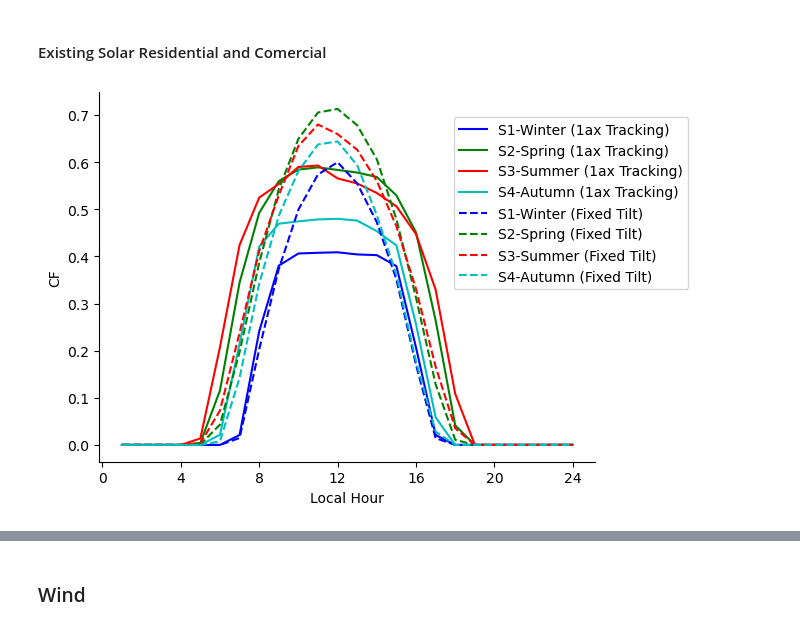
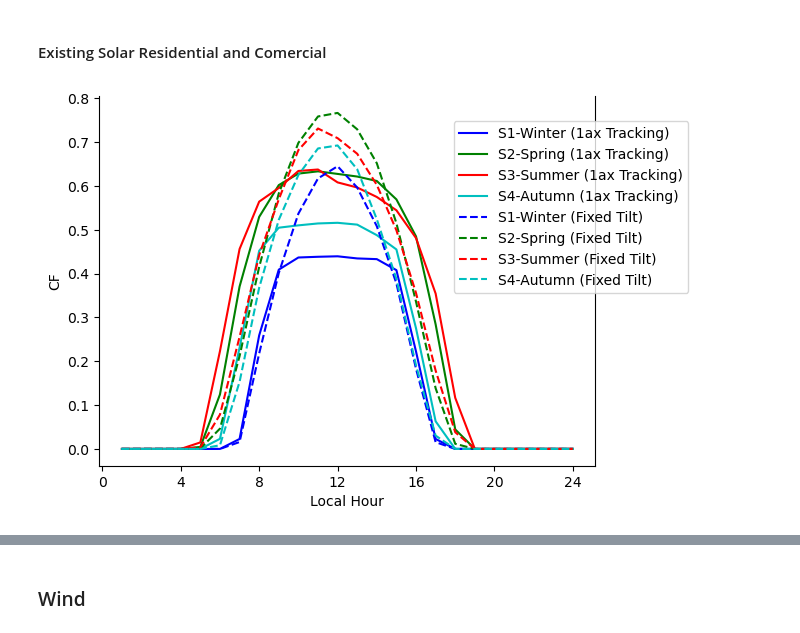
Before and after one commit to vaduraes/TemoaHurricane_V2, a Jupyter notebook: CreateDB_NC/Excel2Sql.ipynb, the cells around one changed output, grey strips where cells are left out. Drawn from its saved outputs; the diff is of its cells as text; code cells hidden in the pictures.

```diff
--- a/CreateDB_NC/Excel2Sql.ipynb
+++ b/CreateDB_NC/Excel2Sql.ipynb
@@ -2412,7 +2412,8 @@ def CF_DistribSolar(AvgCF=0.15, R_roof=1,R_1axTrack=0, R_OpenRack=0):
 
 CF_DistributedSolar=CF_DistribSolar()
 # %%
-CF_OneAxis=CF_DistribSolar(AvgCF=0.2,R_roof=0,R_1axTrack=1, R_OpenRack=0)
+#plots for CFs for fixed tilt and tracking
+CF_OneAxis=CF_DistribSolar(AvgCF=0.215,R_roof=0,R_1axTrack=1, R_OpenRack=0)
 
 R_S1Data=CF_OneAxis[CF_OneAxis["Season"]=="S1"]
 R_S2Data=CF_OneAxis[CF_OneAxis["Season"]=="S2"]
@@ -2422,32 +2423,32 @@ R_S4Data=CF_OneAxis[CF_OneAxis["Season"]=="S4"]
 x=R_S4Data["Hour"].unique()
 
 MinY=max(CF_OneAxis["CF"].min()-0.05,0)
 MaxY=min(CF_OneAxis["CF"].max()+0.05,1)
 
 #set ticks x axis
 plt.xticks(np.arange(0, 24+1, 4))
 
 Colors=list(mcolors.BASE_COLORS.keys())
 plt.plot(x, R_S1Data["CF"].values,Colors[0]+"-",label='S1-Winter (1ax Tracking)')
 plt.plot(x, R_S2Data["CF"].values,Colors[1]+"-",label='S2-Spring (1ax Tracking)')
 plt.plot(x, R_S3Data["CF"].values,Colors[2]+"-",label='S3-Summer (1ax Tracking)')
 plt.plot(x, R_S4Data["CF"].values,Colors[3]+"-",label='S4-Autumn (1ax Tracking)')
 plt.xlabel("Local Hour")
 plt.ylabel('CF')
 
-CF_FixedAxis=CF_DistribSolar(AvgCF=0.2,R_roof=0,R_1axTrack=0, R_OpenRack=1)
+CF_FixedAxis=CF_DistribSolar(AvgCF=0.215,R_roof=0,R_1axTrack=0, R_OpenRack=1)
 R_S1Data=CF_FixedAxis[CF_FixedAxis["Season"]=="S1"]
 R_S2Data=CF_FixedAxis[CF_FixedAxis["Season"]=="S2"]
 R_S3Data=CF_FixedAxis[CF_FixedAxis["Season"]=="S3"]
 R_S4Data=CF_FixedAxis[CF_FixedAxis["Season"]=="S4"]
 
 plt.plot(x, R_S1Data["CF"].values,Colors[0]+"--",label='S1-Winter (Fixed Tilt)')
 plt.plot(x, R_S2Data["CF"].values,Colors[1]+"--",label='S2-Spring (Fixed Tilt)')
 plt.plot(x, R_S3Data["CF"].values,Colors[2]+"--",label='S3-Summer (Fixed Tilt)')
 plt.plot(x, R_S4Data["CF"].values,Colors[3]+"--",label='S4-Autumn (Fixed Tilt)')
 
 #put ledeng in the left
 plt.legend(loc='center left',ncol=1,bbox_to_anchor=(0.7, 0.7))
 plt.gca().spines["top"].set_visible(False)
 # %% [output]
-[figure, old version]
+[figure, new version]
```
Also changed, not shown: parts of 4 cells of this notebook, 2 other files.
